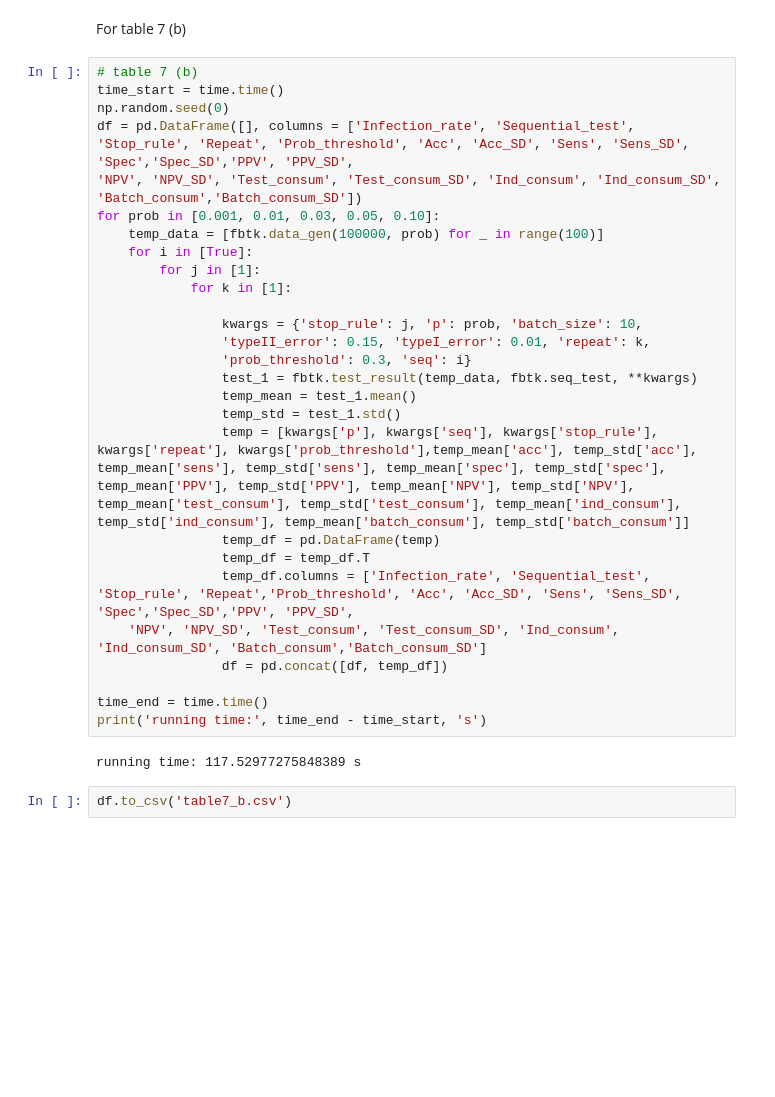
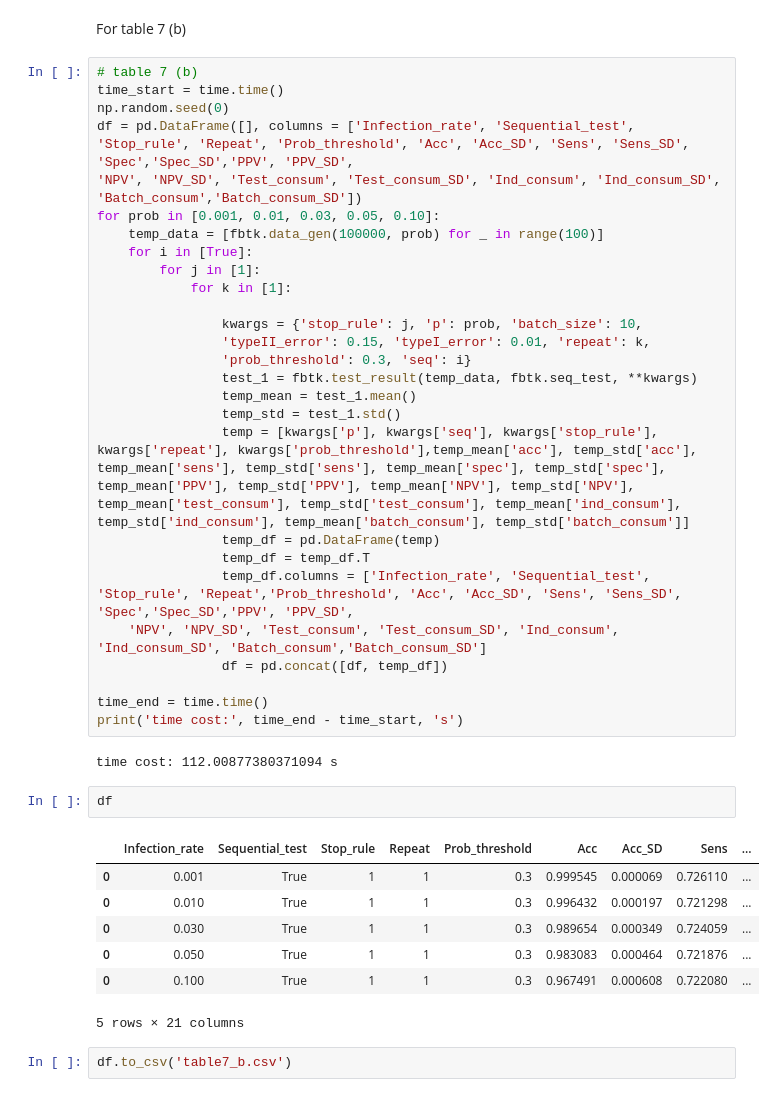
Before and after one commit to Haoran-Jiang/batchtest_covid19, a Jupyter notebook: batch_test_v2.ipynb, the cells around one changed output. Cells and saved outputs as stored; diff of their text form; blank space fills up the shorter version.

```diff
--- a/batch_test_v2.ipynb
+++ b/batch_test_v2.ipynb
@@ -157,9 +162,19 @@ for prob in [0.001, 0.01, 0.03, 0.05, 0.10]:
                 df = pd.concat([df, temp_df])
 
 time_end = time.time()
-print('running time:', time_end - time_start, 's')
+print('time cost:', time_end - time_start, 's')
 # %% [output]
-running time: 117.52977275848389 s
+time cost: 112.00877380371094 s
+# %%
+df
+# %% [output]
+|  | Infection_rate | Sequential_test | Stop_rule | Repeat | Prob_threshold | Acc | Acc_SD | Sens | ... |
+| 0 | 0.001 | True | 1 | 1 | 0.3 | 0.999545 | 0.000069 | 0.726110 | ... |
+| 0 | 0.010 | True | 1 | 1 | 0.3 | 0.996432 | 0.000197 | 0.721298 | ... |
+| 0 | 0.030 | True | 1 | 1 | 0.3 | 0.989654 | 0.000349 | 0.724059 | ... |
+| 0 | 0.050 | True | 1 | 1 | 0.3 | 0.983083 | 0.000464 | 0.721876 | ... |
+| 0 | 0.100 | True | 1 | 1 | 0.3 | 0.967491 | 0.000608 | 0.722080 | ... |
+5 rows × 21 columns
 # %%
 df.to_csv('table7_b.csv')
 # %% [markdown]
```
Also changed, not shown: parts of 20 cells of this notebook.
